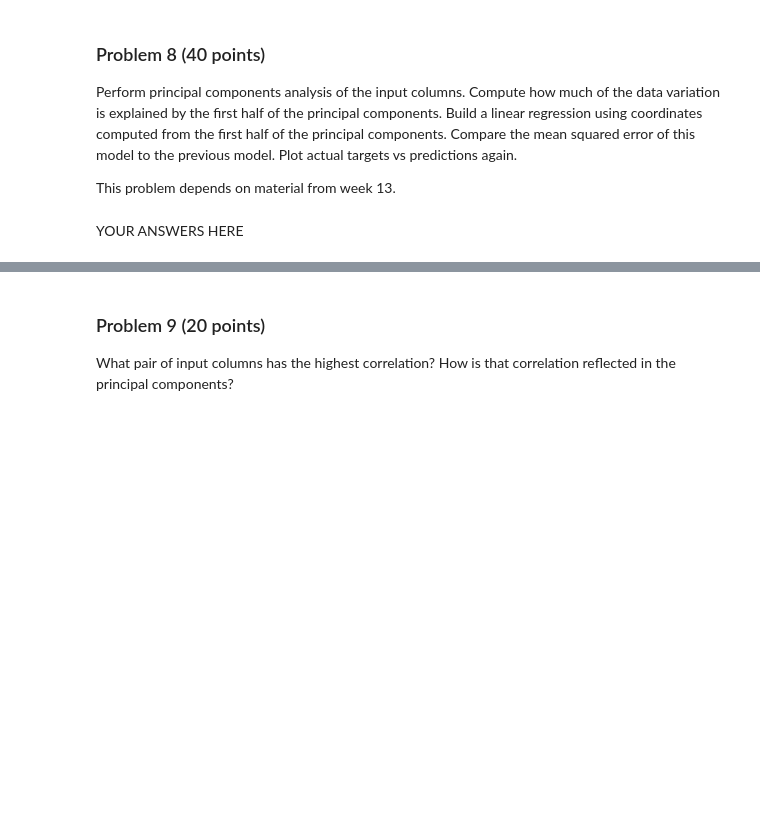
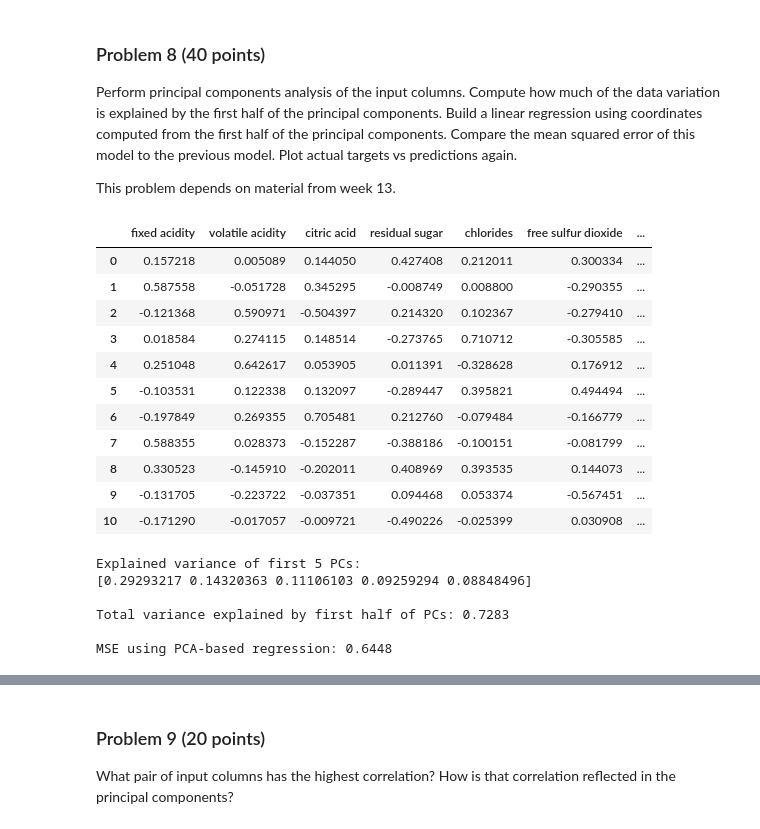
Before and after one commit to echung-3/dx601-final-project, a Jupyter notebook: project.ipynb, the cells around one changed output, grey strips where cells are left out. Saved outputs shown, nothing was run; the diff lists cells and outputs as text; code cells hidden in the pictures; blank space fills up the shorter version.

```diff
--- a/project.ipynb
+++ b/project.ipynb
@@ -346,2 +344,61 @@ This problem depends on material from week 13.
-# %% [markdown]
-YOUR ANSWERS HERE
+# %%
+# YOUR CODE HERE
+
+#standarizing the variables
+x = df.drop(columns = ["target"])
+y = df["target"]
+
+x_standized = x / x.std()
+x_standized.std()
+
+# making the PCA model
+pca1 = PCA()
+pca1.fit(x_standized)
+pca1_components = pd.DataFrame(pca1.components_, columns=x_standized.columns)
+pca1_components
+# %% [output]
+|  | fixed acidity | volatile acidity | citric acid | residual sugar | chlorides | free sulfur dioxide | ... |
+| 0 | 0.157218 | 0.005089 | 0.144050 | 0.427408 | 0.212011 | 0.300334 | ... |
+| 1 | 0.587558 | -0.051728 | 0.345295 | -0.008749 | 0.008800 | -0.290355 | ... |
+| 2 | -0.121368 | 0.590971 | -0.504397 | 0.214320 | 0.102367 | -0.279410 | ... |
+| 3 | 0.018584 | 0.274115 | 0.148514 | -0.273765 | 0.710712 | -0.305585 | ... |
+| 4 | 0.251048 | 0.642617 | 0.053905 | 0.011391 | -0.328628 | 0.176912 | ... |
+| 5 | -0.103531 | 0.122338 | 0.132097 | -0.289447 | 0.395821 | 0.494494 | ... |
+| 6 | -0.197849 | 0.269355 | 0.705481 | 0.212760 | -0.079484 | -0.166779 | ... |
+| 7 | 0.588355 | 0.028373 | -0.152287 | -0.388186 | -0.100151 | -0.081799 | ... |
+| 8 | 0.330523 | -0.145910 | -0.202011 | 0.408969 | 0.393535 | 0.144073 | ... |
+| 9 | -0.131705 | -0.223722 | -0.037351 | 0.094468 | 0.053374 | -0.567451 | ... |
+| 10 | -0.171290 | -0.017057 | -0.009721 | -0.490226 | -0.025399 | 0.030908 | ... |
+# %%
+pca = PCA()
+x_pca = pca.fit_transform(x_standized)
+explained_variance = pca.explained_variance_ratio_
+
+print("Explained variance of first 5 PCs:")
+print(explained_variance[:5])
+
+num_pcs = x_pca.shape[1]               # total components
+half = num_pcs // 2                    # first half count
+
+variance_first_half = explained_variance[:half].sum()
+
+print(f"\nTotal variance explained by first half of PCs: {variance_first_half:.4f}")
+
+x_pca_first_half = x_pca[:, :half]     # use first half of PCs
+
+from sklearn.linear_model import LinearRegression
+model_pca = LinearRegression()
+model_pca.fit(x_pca_first_half, y)
+
+y_pred_pca = model_pca.predict(x_pca_first_half)
+
+from sklearn.metrics import mean_squared_error
+mse_pca = mean_squared_error(y, y_pred_pca)
+print(f"\nMSE using PCA-based regression: {mse_pca:.4f}")
+# %% [output]
+Explained variance of first 5 PCs:
+[0.29293217 0.14320363 0.11106103 0.09259294 0.08848496]
+
+Total variance explained by first half of PCs: 0.7283
+
+MSE using PCA-based regression: 0.6448
```
Also changed, not shown: parts of 10 cells of this notebook.
